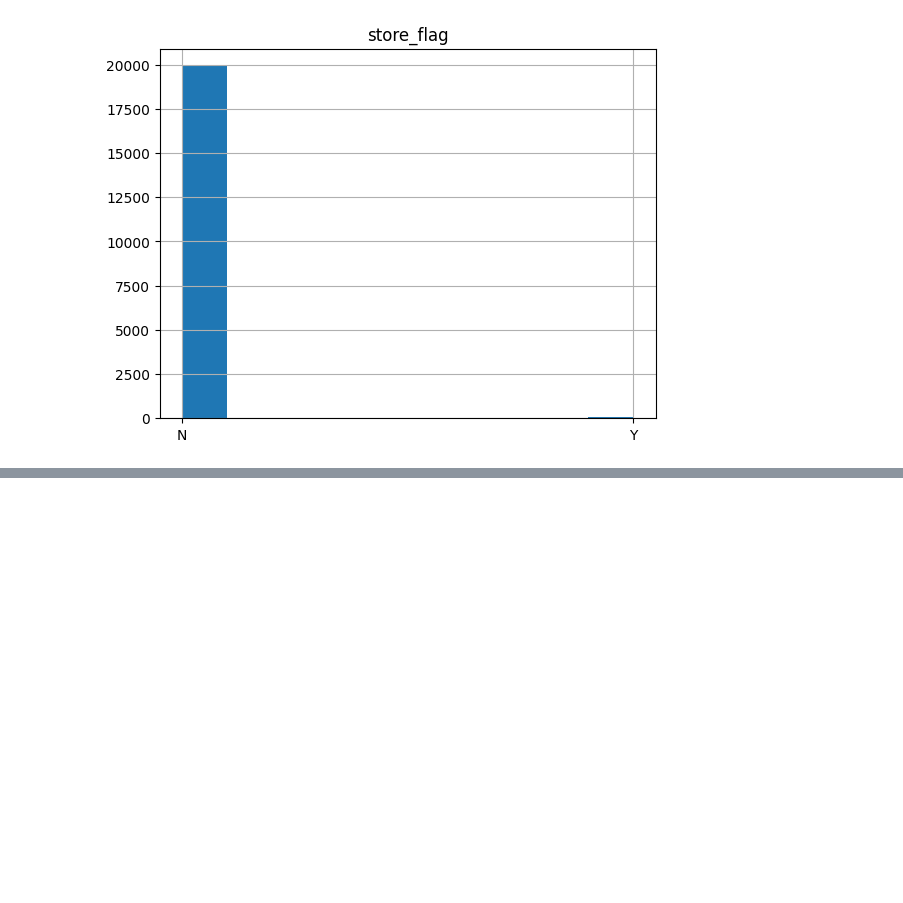
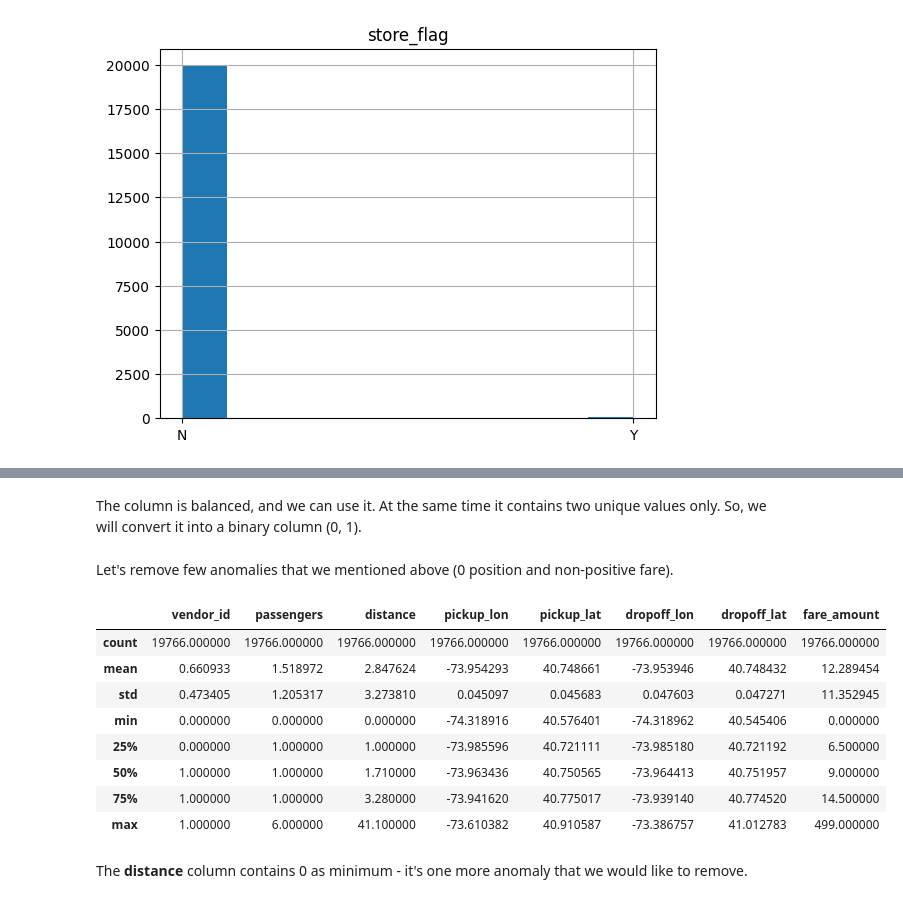
Before and after one commit to sbaidachni/dtsa5509, a Jupyter notebook: notebooks/final_project.ipynb, the cells around one changed output, grey strips where cells are left out. Cells and saved outputs as stored; diff of their text form; code cells hidden in the pictures; blank space fills up the shorter version.

```diff
--- a/notebooks/final_project.ipynb
+++ b/notebooks/final_project.ipynb
@@ -300,0 +347,2 @@ full_taxi_df = full_taxi_df.drop(['store_flag'], axis=1)
+# %% [markdown]
+The column is balanced, and we can use it. At the same time it contains two unique values only. So, we will convert it into a binary column (0, 1).
@@ -300,0 +351,2 @@ full_taxi_df = full_taxi_df.drop(['store_flag'], axis=1)
+# %% [markdown]
+Let's remove few anomalies that we mentioned above (0 position and non-positive fare).
@@ -300,0 +359,14 @@ full_taxi_df = full_taxi_df.drop(['store_flag'], axis=1)
+# %%
+full_taxi_df.describe()
+# %% [output]
+|  | vendor_id | passengers | distance | pickup_lon | pickup_lat | dropoff_lon | dropoff_lat | fare_amount |
+| count | 19766.000000 | 19766.000000 | 19766.000000 | 19766.000000 | 19766.000000 | 19766.000000 | 19766.000000 | 19766.000000 |
+| mean | 0.660933 | 1.518972 | 2.847624 | -73.954293 | 40.748661 | -73.953946 | 40.748432 | 12.289454 |
+| std | 0.473405 | 1.205317 | 3.273810 | 0.045097 | 0.045683 | 0.047603 | 0.047271 | 11.352945 |
+| min | 0.000000 | 0.000000 | 0.000000 | -74.318916 | 40.576401 | -74.318962 | 40.545406 | 0.000000 |
+| 25% | 0.000000 | 1.000000 | 1.000000 | -73.985596 | 40.721111 | -73.985180 | 40.721192 | 6.500000 |
+| 50% | 1.000000 | 1.000000 | 1.710000 | -73.963436 | 40.750565 | -73.964413 | 40.751957 | 9.000000 |
+| 75% | 1.000000 | 1.000000 | 3.280000 | -73.941620 | 40.775017 | -73.939140 | 40.774520 | 14.500000 |
+| max | 1.000000 | 6.000000 | 41.100000 | -73.610382 | 40.910587 | -73.386757 | 41.012783 | 499.000000 |
+# %% [markdown]
+The **distance** column contains 0 as minimum - it's one more anomaly that we would like to remove.
```
Also changed, not shown: parts of 77 cells of this notebook.
